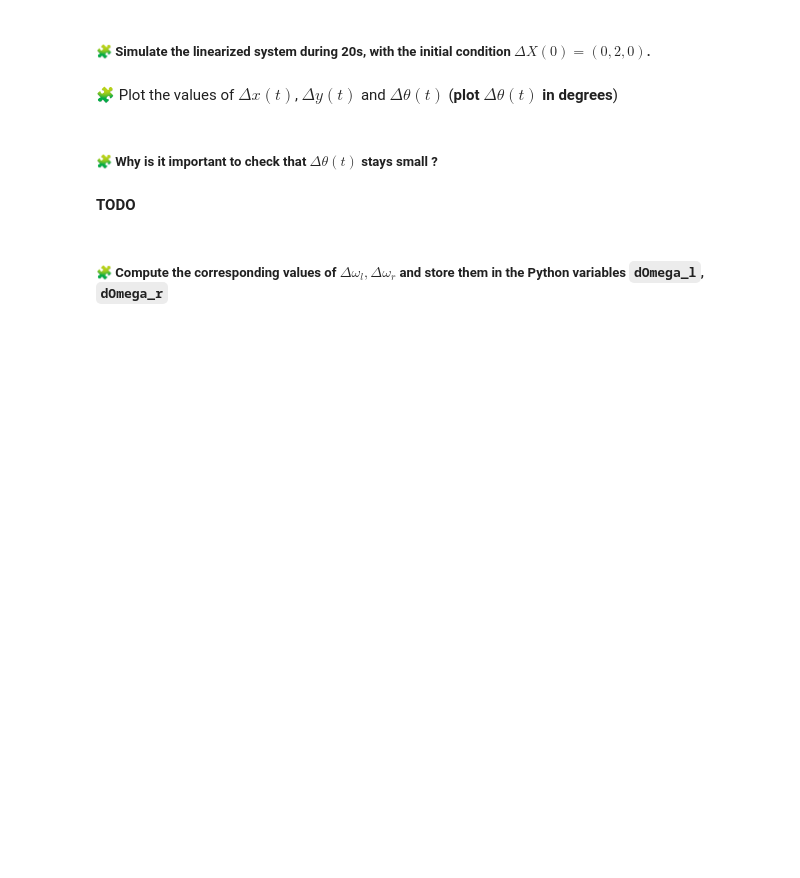
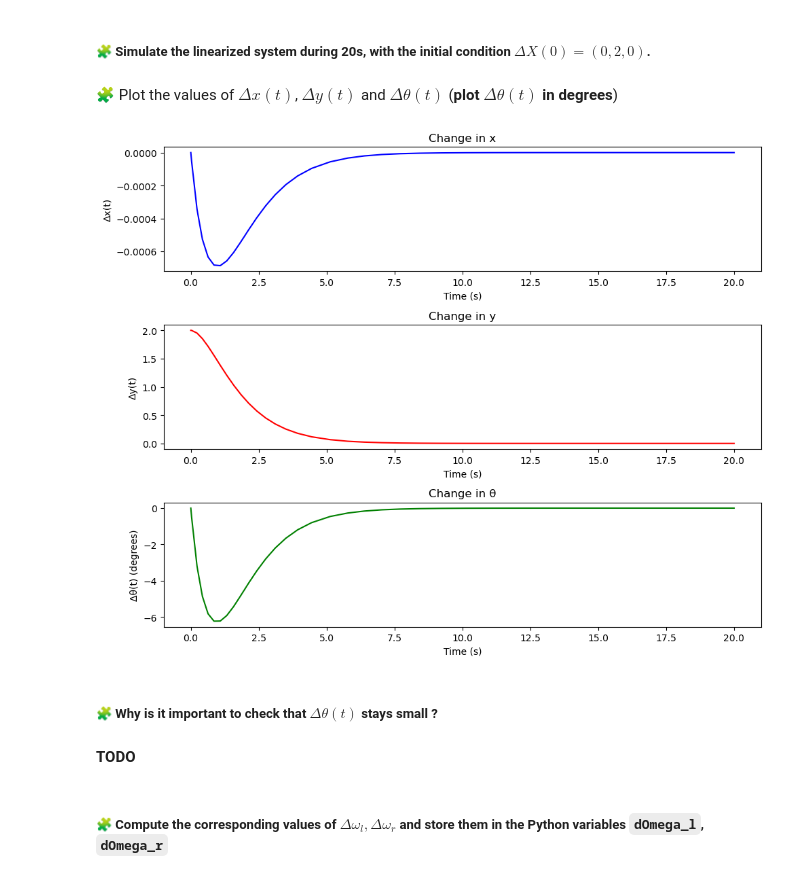
Before and after one commit to Nezar-ELMESSNAOUI/control-engineering-with-python-project-2023-2024, a Jupyter notebook: Project-part-2.ipynb, the cells around one changed output. Cells and saved outputs as stored; diff of their text form; code cells hidden in the pictures; blank space fills up the shorter version.

Commit message:
control design plot

```diff
--- a/Project-part-2.ipynb
+++ b/Project-part-2.ipynb
@@ -593,3 +621,8 @@ pass
+# %%
+def lin_fun(t, deltaX):
+    delta_omega = deltaOmega(t, deltaX)
+    d_delta_X_dt = dot(A, deltaX) + dot(B, delta_omega)
+    return d_delta_X_dt
 # %% [markdown]
 ### Controller Design on the linearized system
 # %% [markdown]
@@ -613,2 +664,7 @@ pass
+# %%
+def deltaOmega(t, deltaX):
+    return -dot(K, deltaX)
+
+simul =  solve_ivp(fun=lin_fun, t_span=[0, 20], y0=[0, 2, 0], dense_output=True, rtol=1e-6, atol=1e-6)
 # %% [markdown]
 🧩 Plot the values of $\Delta x(t)$, $\Delta y(t)$ and $\Delta\theta(t)$ (**plot $\Delta\theta(t)$ in degrees**)
@@ -617,3 +671,39 @@ pass
+# %%
+# Extract the solution
+t = simul.t
+delta_X, delta_Y, delta_theta = simul["sol"](t)
+
+# Convert delta_theta to degrees
+delta_theta_degrees = delta_theta * (180 / pi)
+
+# Plot the results
+figure(figsize=(10, 8))
+
+# Plot Δx(t)
+subplot(3, 1, 1)
+plot(t, delta_X, 'b')
+xlabel('Time (s)')
+ylabel('Δx(t)')
+title('Change in x')
+
+# Plot Δy(t)
+subplot(3, 1, 2)
+plot(t, delta_Y, 'r')
+xlabel('Time (s)')
+ylabel('Δy(t)')
+title('Change in y')
+
+# Plot Δθ(t)
+subplot(3, 1, 3)
+plot(t, delta_theta_degrees, 'g')
+xlabel('Time (s)')
+ylabel('Δθ(t) (degrees)')
+title('Change in θ')
+
+tight_layout()
+show()
+# %% [output]
+[figure, added]
 # %% [markdown]
 ##### 🧩 Why is it important to check that $\Delta\theta(t)$ stays small ?
 # %% [markdown]
```
Also changed, not shown: parts of 8 cells of this notebook.
